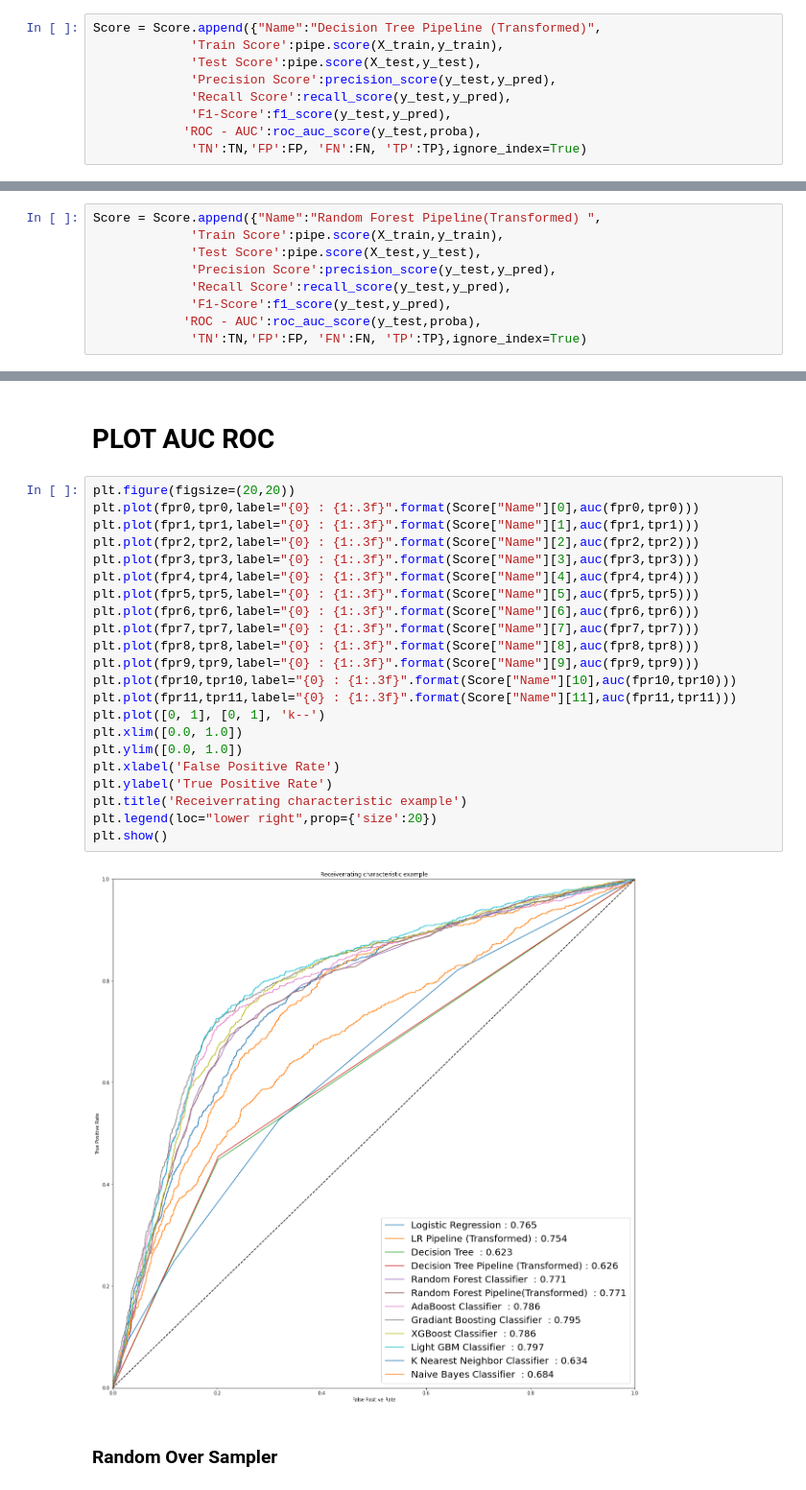
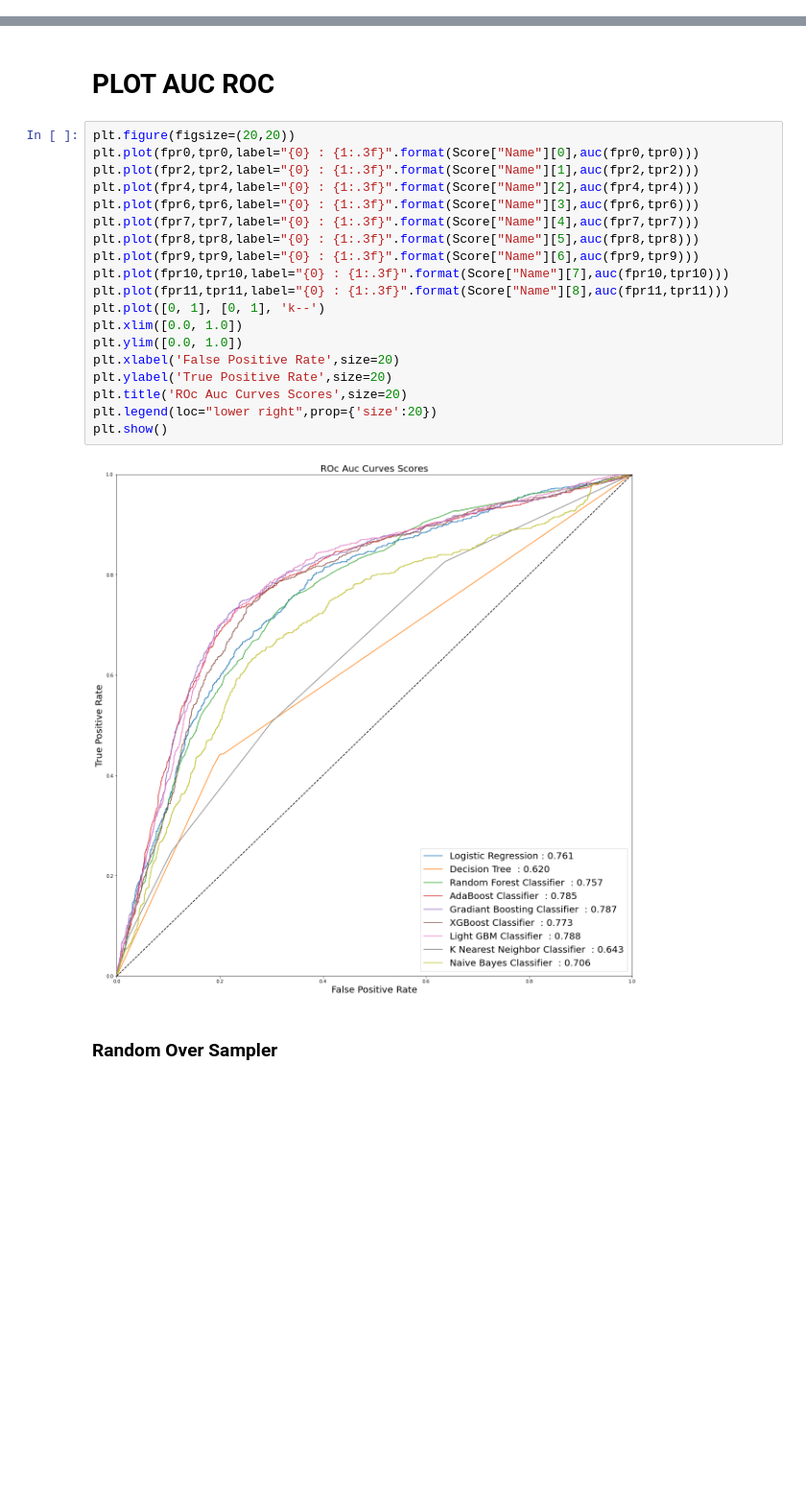
Before and after one commit to rawatsid1819/work-force-analytics, a Jupyter notebook: CAPSTONE.ipynb, the cells around one changed output, grey strips where cells are left out. Shown at 96% size. Cells and saved outputs as stored; diff of their text form; blank space fills up the shorter version.

```diff
--- a/CAPSTONE.ipynb
+++ b/CAPSTONE.ipynb
@@ -1459,9 +1299,0 @@ TP=cm[1,1]
-# %%
-Score = Score.append({"Name":"Decision Tree Pipeline (Transformed)",
-             'Train Score':pipe.score(X_train,y_train),
-             'Test Score':pipe.score(X_test,y_test),
-             'Precision Score':precision_score(y_test,y_pred),
-             'Recall Score':recall_score(y_test,y_pred),
-             'F1-Score':f1_score(y_test,y_pred),
-            'ROC - AUC':roc_auc_score(y_test,proba),
-             'TN':TN,'FP':FP, 'FN':FN, 'TP':TP},ignore_index=True)
@@ -1649,9 +1388,0 @@ TP=cm[1,1]
-# %%
-Score = Score.append({"Name":"Random Forest Pipeline(Transformed) ",
-             'Train Score':pipe.score(X_train,y_train),
-             'Test Score':pipe.score(X_test,y_test),
-             'Precision Score':precision_score(y_test,y_pred),
-             'Recall Score':recall_score(y_test,y_pred),
-             'F1-Score':f1_score(y_test,y_pred),
-            'ROC - AUC':roc_auc_score(y_test,proba),
-             'TN':TN,'FP':FP, 'FN':FN, 'TP':TP},ignore_index=True)
@@ -2282,27 +1965,24 @@ Score.sort_values(by="Recall Score",ascending=False)
 # %%
 plt.figure(figsize=(20,20))
 plt.plot(fpr0,tpr0,label="{0} : {1:.3f}".format(Score["Name"][0],auc(fpr0,tpr0)))
-plt.plot(fpr1,tpr1,label="{0} : {1:.3f}".format(Score["Name"][1],auc(fpr1,tpr1)))
-plt.plot(fpr2,tpr2,label="{0} : {1:.3f}".format(Score["Name"][2],auc(fpr2,tpr2)))
-plt.plot(fpr3,tpr3,label="{0} : {1:.3f}".format(Score["Name"][3],auc(fpr3,tpr3)))
-plt.plot(fpr4,tpr4,label="{0} : {1:.3f}".format(Score["Name"][4],auc(fpr4,tpr4)))
-plt.plot(fpr5,tpr5,label="{0} : {1:.3f}".format(Score["Name"][5],auc(fpr5,tpr5)))
-plt.plot(fpr6,tpr6,label="{0} : {1:.3f}".format(Score["Name"][6],auc(fpr6,tpr6)))
-plt.plot(fpr7,tpr7,label="{0} : {1:.3f}".format(Score["Name"][7],auc(fpr7,tpr7)))
-plt.plot(fpr8,tpr8,label="{0} : {1:.3f}".format(Score["Name"][8],auc(fpr8,tpr8)))
-plt.plot(fpr9,tpr9,label="{0} : {1:.3f}".format(Score["Name"][9],auc(fpr9,tpr9)))
-plt.plot(fpr10,tpr10,label="{0} : {1:.3f}".format(Score["Name"][10],auc(fpr10,tpr10)))
-plt.plot(fpr11,tpr11,label="{0} : {1:.3f}".format(Score["Name"][11],auc(fpr11,tpr11)))
+plt.plot(fpr2,tpr2,label="{0} : {1:.3f}".format(Score["Name"][1],auc(fpr2,tpr2)))
+plt.plot(fpr4,tpr4,label="{0} : {1:.3f}".format(Score["Name"][2],auc(fpr4,tpr4)))
+plt.plot(fpr6,tpr6,label="{0} : {1:.3f}".format(Score["Name"][3],auc(fpr6,tpr6)))
+plt.plot(fpr7,tpr7,label="{0} : {1:.3f}".format(Score["Name"][4],auc(fpr7,tpr7)))
+plt.plot(fpr8,tpr8,label="{0} : {1:.3f}".format(Score["Name"][5],auc(fpr8,tpr8)))
+plt.plot(fpr9,tpr9,label="{0} : {1:.3f}".format(Score["Name"][6],auc(fpr9,tpr9)))
+plt.plot(fpr10,tpr10,label="{0} : {1:.3f}".format(Score["Name"][7],auc(fpr10,tpr10)))
+plt.plot(fpr11,tpr11,label="{0} : {1:.3f}".format(Score["Name"][8],auc(fpr11,tpr11)))
 plt.plot([0, 1], [0, 1], 'k--')
 plt.xlim([0.0, 1.0])
 plt.ylim([0.0, 1.0])
-plt.xlabel('False Positive Rate')
-plt.ylabel('True Positive Rate')
-plt.title('Receiverrating characteristic example')
+plt.xlabel('False Positive Rate',size=20)
+plt.ylabel('True Positive Rate',size=20)
+plt.title('ROc Auc Curves Scores',size=20)
 plt.legend(loc="lower right",prop={'size':20})
 plt.show()
 # %% [output]
-[figure, old version]
+[figure, new version]
 # %% [markdown]
 ### Random Over Sampler
 # %%
```
Also changed, not shown: parts of 309 cells of this notebook.
